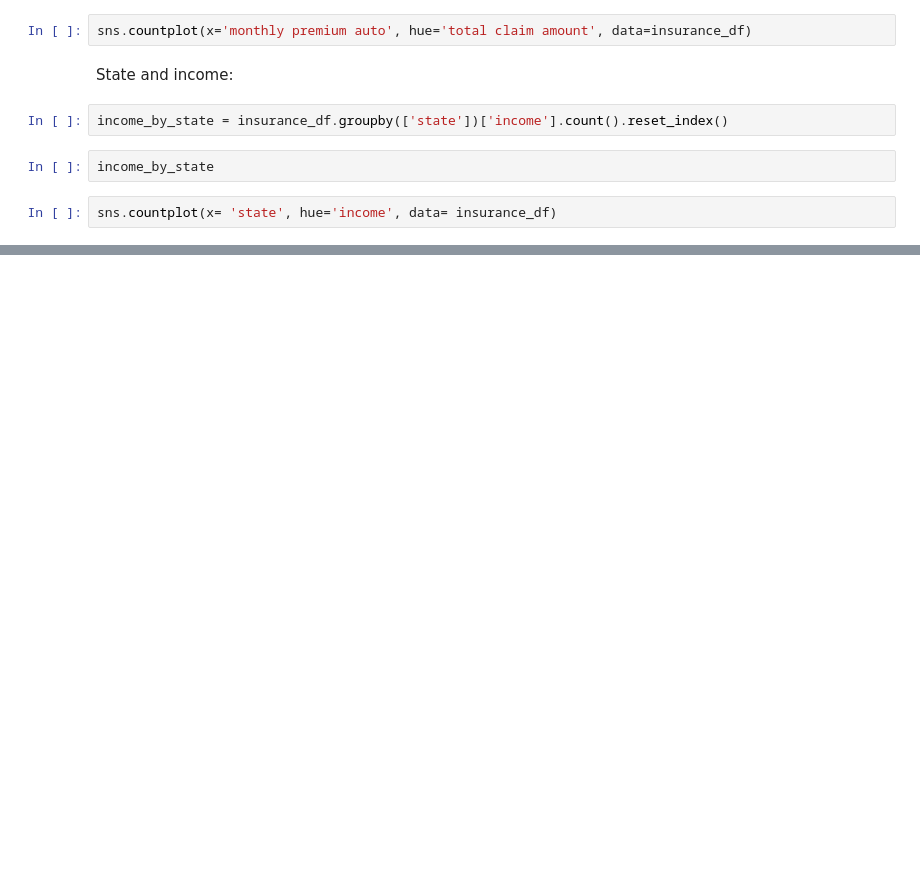
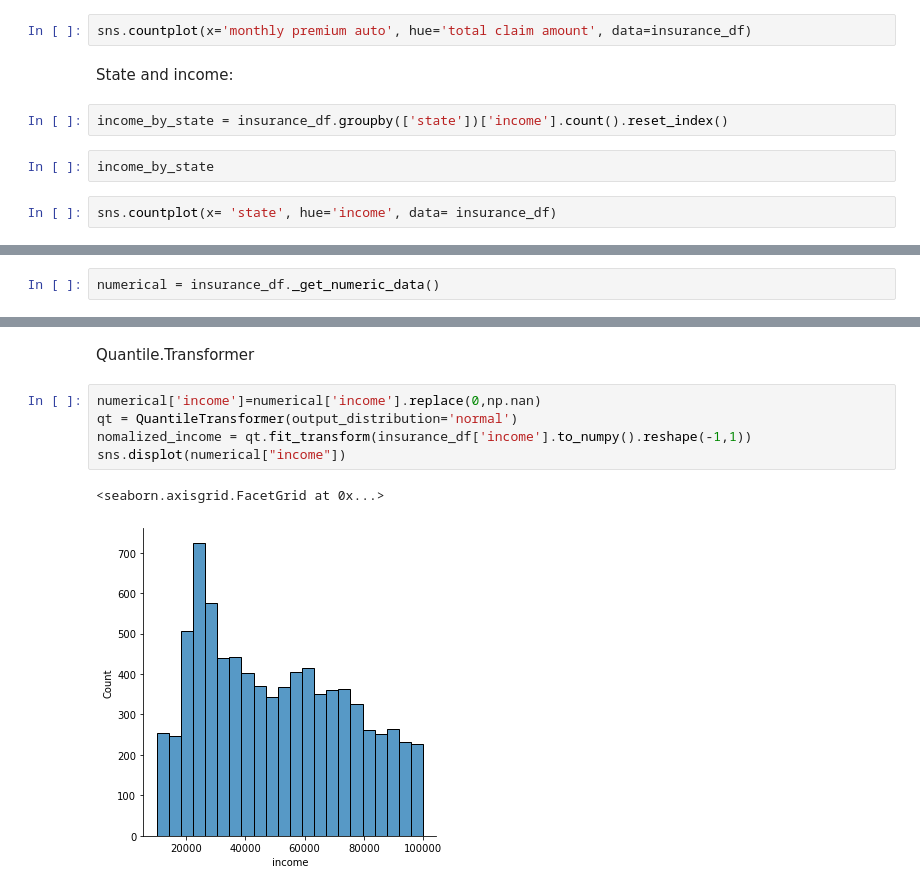
Before and after one commit to joanirmir/Ironhack_labs, a Jupyter notebook: Customer_Analysis_Case_Study_Plotting.ipynb, the cells around one changed output, grey strips where cells are left out. Drawn from its saved outputs; the diff is of its cells as text; blank space fills up the shorter version.

```diff
--- a/Customer_Analysis_Case_Study_Plotting.ipynb
+++ b/Customer_Analysis_Case_Study_Plotting.ipynb
@@ -282,0 +340,2 @@ sns.countplot(x= 'state', hue='income', data= insurance_df)
+# %%
+numerical = insurance_df._get_numeric_data()
@@ -282,0 +392,10 @@ sns.countplot(x= 'state', hue='income', data= insurance_df)
+# %% [markdown]
+Quantile.Transformer
+# %%
+numerical['income']=numerical['income'].replace(0,np.nan)
+qt = QuantileTransformer(output_distribution='normal')
+nomalized_income = qt.fit_transform(insurance_df['income'].to_numpy().reshape(-1,1))
+sns.displot(numerical["income"])
+# %% [output]
+<seaborn.axisgrid.FacetGrid at 0x...>
+[figure, added]
```
Also changed, not shown: parts of 53 cells of this notebook.
